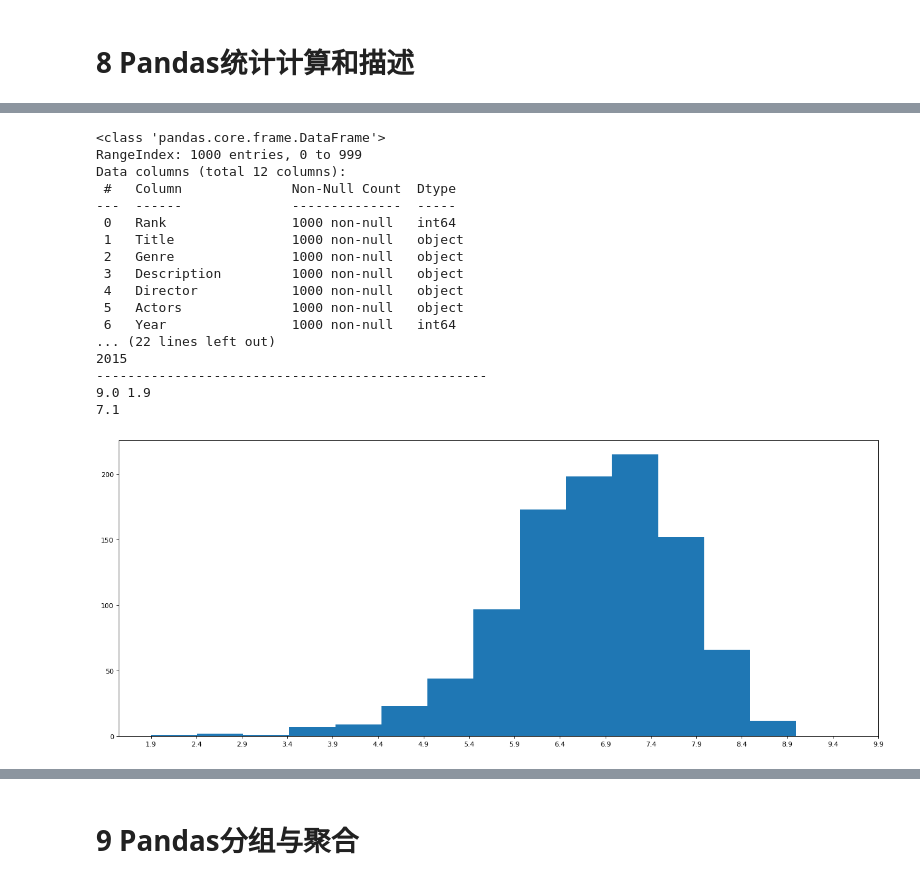
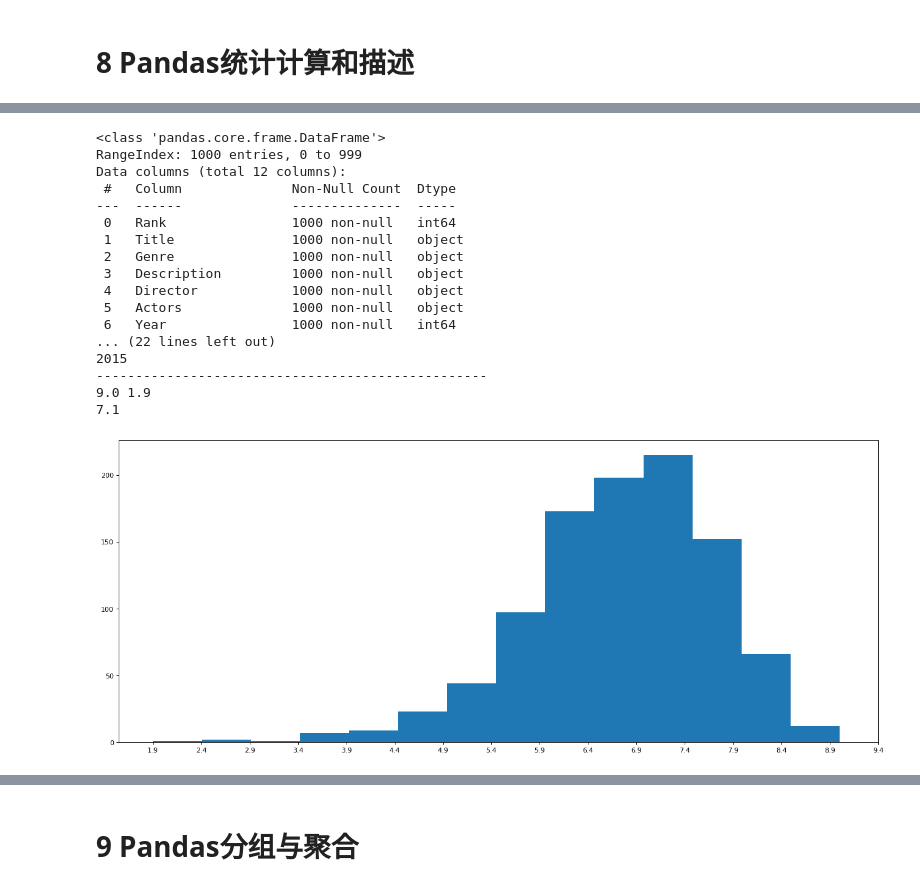
Before and after one commit to disloot/pythonProject, a Jupyter notebook: day55/pandas学习3.ipynb, the cells around one changed output, grey strips where cells are left out. Drawn from its saved outputs; the diff is of its cells as text; code cells hidden in the pictures.

```diff
--- a/day55/pandas学习3.ipynb
+++ b/day55/pandas学习3.ipynb
@@ -874,39 +871,35 @@ print(max_runtime - min_runtime)
 num_bin = (max_runtime - min_runtime) // 0.5
 
 # 设置图形的大小
 plt.figure(figsize=(20, 8), dpi=80)
 # 第二个bins参数必须为int或sequence或str，bins代表划分为多少个单元
 plt.hist(runtime_data, int(num_bin))
 
 #因为range的步长不支持0.5
-_x = [min_runtime]
-i = min_runtime
-while i <= max_runtime + 0.5:
-    i = i + 0.5
-    _x.append(i)
+_x = (np.arange(19,95,5)/10).tolist()
 
 plt.xticks(_x)
 
 plt.show()
 # %% [output]
 <class 'pandas.core.frame.DataFrame'>
 RangeIndex: 1000 entries, 0 to 999
 Data columns (total 12 columns):
  #   Column              Non-Null Count  Dtype
 ---  ------              --------------  -----
  0   Rank                1000 non-null   int64
  1   Title               1000 non-null   object
  2   Genre               1000 non-null   object
  3   Description         1000 non-null   object
  4   Director            1000 non-null   object
  5   Actors              1000 non-null   object
  6   Year                1000 non-null   int64
 ... (22 lines left out)
 2015
 --------------------------------------------------
 9.0 1.9
 7.1
-[figure, old version]
+[figure, new version]
 # %%
 import pandas as pd
 from matplotlib import pyplot as plt
```
Also changed, not shown: parts of 99 cells of this notebook, 8 other files.
